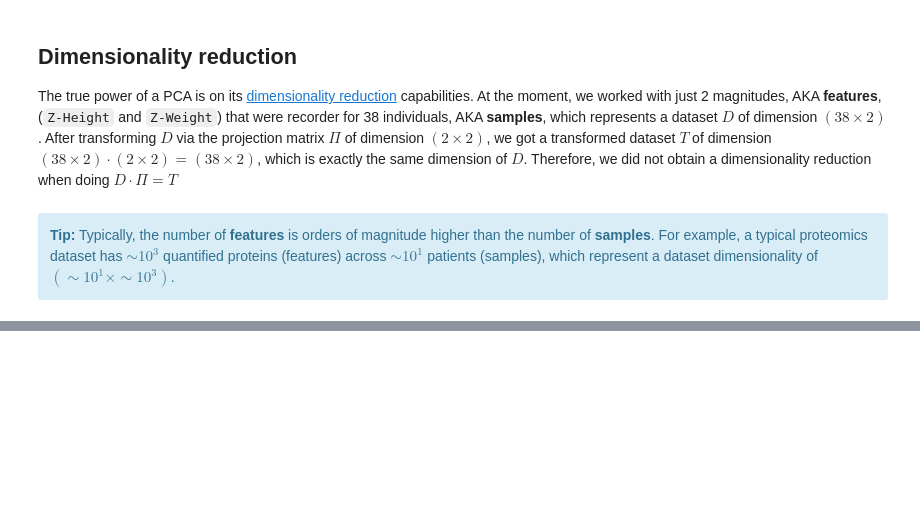
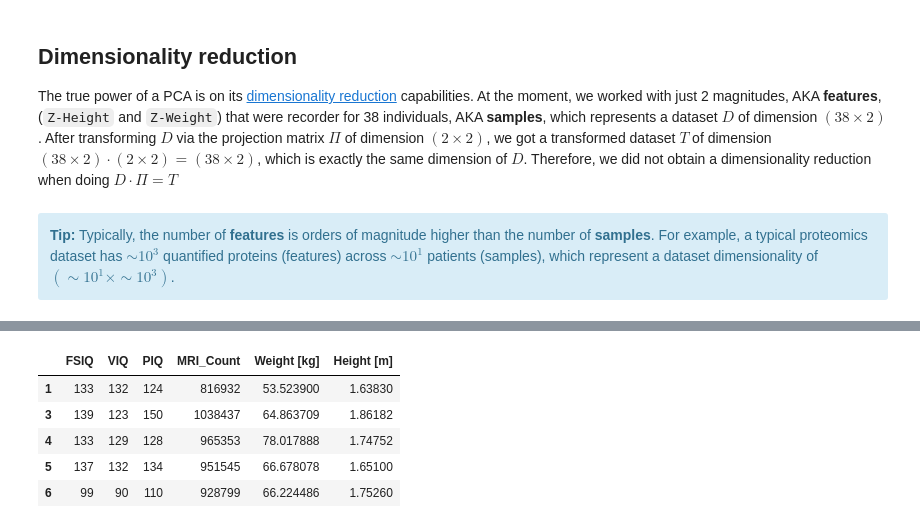
Before and after one commit to MMRES-PyBootcamp/MMRES-python-bootcamp, a Jupyter notebook: 12_PCA.ipynb, the cells around one changed output, grey strips where cells are left out. Saved outputs shown, nothing was run; the diff lists cells and outputs as text; code cells hidden in the pictures; blank space fills up the shorter version.

```diff
--- a/12_PCA.ipynb
+++ b/12_PCA.ipynb
@@ -897,0 +936,16 @@ print('Cumulative explained variance: {}'.format(cum_explained_variance))
+# %%
+# Drop all samples with NANs to enable covariance matrix computation
+D = df.dropna()
+
+# Drop all qualitative features
+D = D.drop(columns=['Gender'])
+
+# Show D's head
+D.head()
+# %% [output]
+|  | FSIQ | VIQ | PIQ | MRI_Count | Weight [kg] | Height [m] |
+| 1 | 133 | 132 | 124 | 816932 | 53.523900 | 1.63830 |
+| 3 | 139 | 123 | 150 | 1038437 | 64.863709 | 1.86182 |
+| 4 | 133 | 129 | 128 | 965353 | 78.017888 | 1.74752 |
+| 5 | 137 | 132 | 134 | 951545 | 66.678078 | 1.65100 |
+| 6 | 99 | 90 | 110 | 928799 | 66.224486 | 1.75260 |
```
Also changed, not shown: parts of 78 cells of this notebook.
